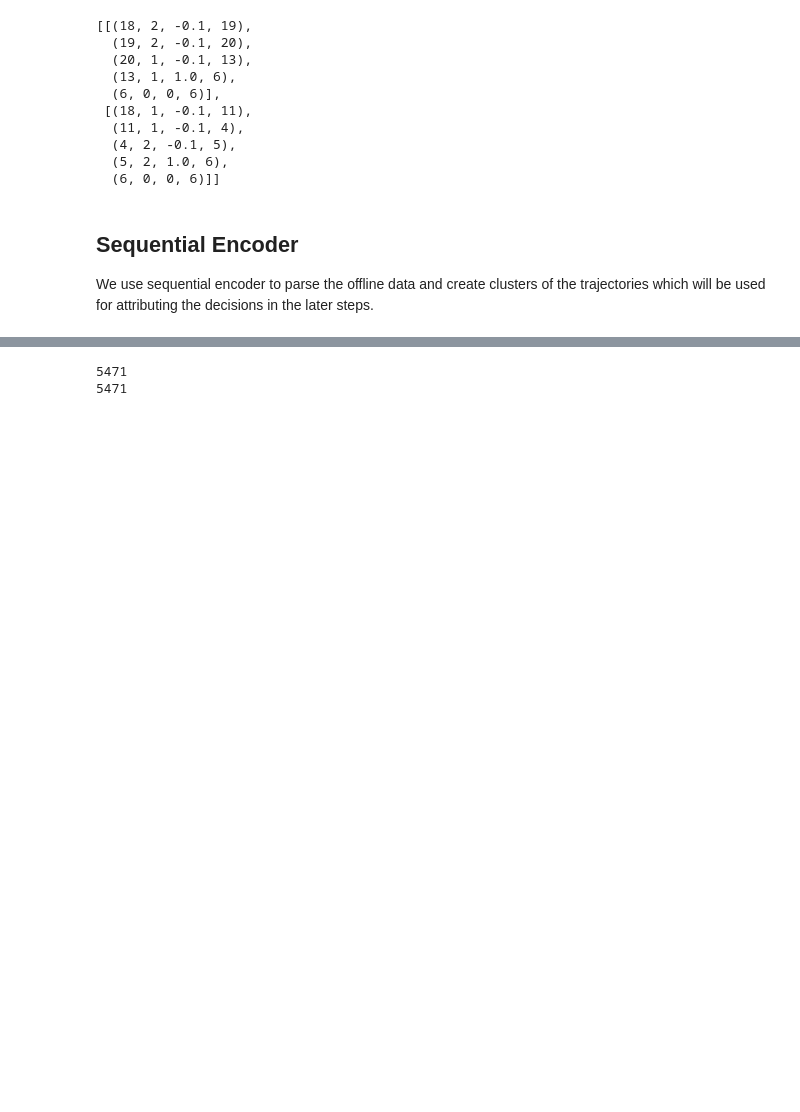
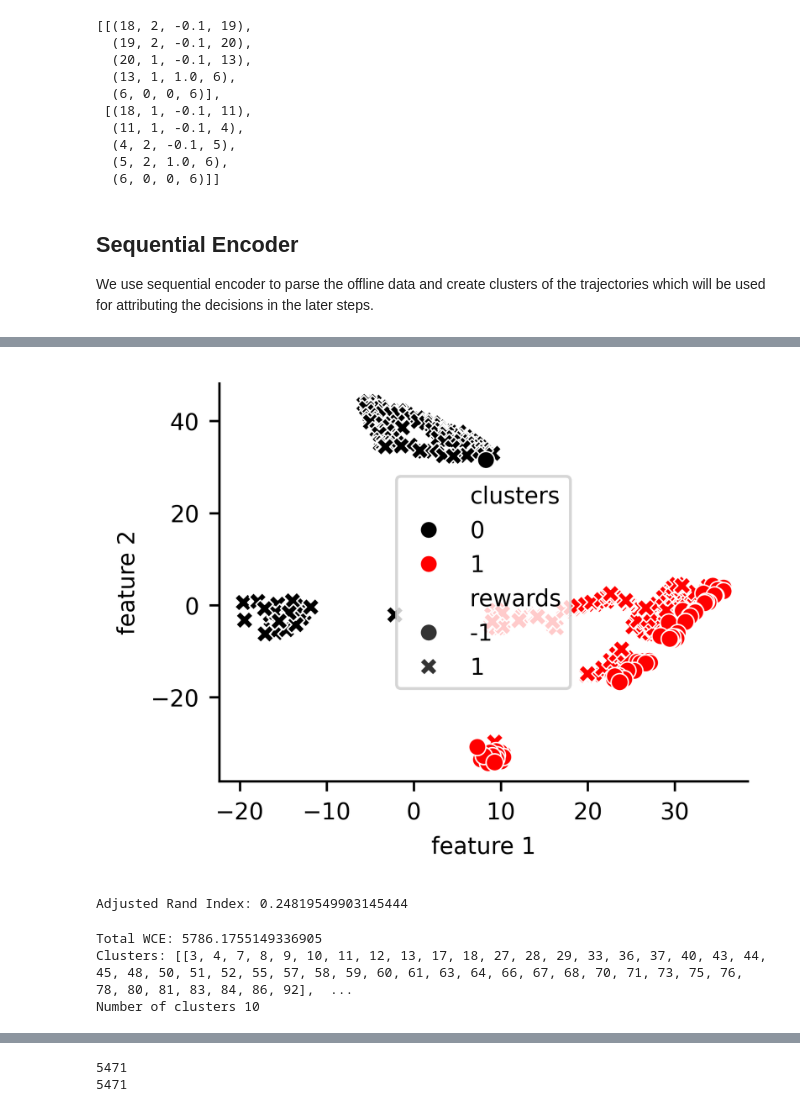
Before and after one commit to yangbaechu/xrl_with_trajectories, a Jupyter notebook: gridworld_expts.ipynb, the cells around one changed output, grey strips where cells are left out. Drawn from its saved outputs; the diff is of its cells as text; code cells hidden in the pictures; blank space fills up the shorter version.

```diff
--- a/gridworld_expts.ipynb
+++ b/gridworld_expts.ipynb
@@ -139,0 +376,68 @@ We use sequential encoder to parse the offline data and create clusters of the t
+# %%
+import numpy as np
+import pandas as pd
+import matplotlib.pyplot as plt
+import seaborn as sns
+from sklearn.manifold import TSNE
+from sklearn.cluster import KMeans
+from sklearn.metrics import adjusted_rand_score
+
+# Assuming traj_embeddings, num_pos_trajs, and num_neg_trajs are defined elsewhere
+
+# T-SNE Transformation
+traj_embeddings_array = np.array(traj_embeddings)
+tsne = TSNE(n_components=2, random_state=42)
+tsne_traj_embeddings = tsne.fit_transform(traj_embeddings_array)
+
+# KMeans Clustering
+kmeans = KMeans(n_clusters=2, random_state=42)
+kmeans.fit(tsne_traj_embeddings)
+cluster_labels = kmeans.labels_
+
+# Update plotting data
+plotting_data = {
+    'feature 1': tsne_traj_embeddings[:, 0],
+    'feature 2': tsne_traj_embeddings[:, 1],
+    'rewards': [+1] * num_pos_trajs + [-1] * num_neg_trajs,
+    'clusters': cluster_labels
+}
+
+df = pd.DataFrame(plotting_data)
+
+# Plotting the t-SNE results with cluster assignments
+plt.figure()
+sns.scatterplot(x='feature 1', y='feature 2', hue='clusters', style='rewards', data=df)
+plt.show()
+
+# Calculate ARI
+true_labels = plotting_data['rewards']
+ari_score = adjusted_rand_score(true_labels, cluster_labels)
+
+print(f"Adjusted Rand Index: {ari_score}")
+# %% [output]
+[figure, added]
+Adjusted Rand Index: 0.24819549903145444
+# %%
+
+# Prepare initial centers - amount of initial centers defines amount of clusters from which X-Means will
+# start analysis.
+amount_initial_centers =2
+initial_centers = kmeans_plusplus_initializer(tsne_traj_embeddings, amount_initial_centers).initialize()
+
+# Create instance of X-Means algorithm. The algorithm will start analysis from 2 clusters, the maximum
+# number of clusters that can be allocated is 10.
+xmeans_instance = xmeans(tsne_traj_embeddings, initial_centers, 10)
+xmeans_instance.process()
+
+# Extract clustering results: clusters and their centers
+clusters = xmeans_instance.get_clusters()
+centers = xmeans_instance.get_centers()
+
+# Print total sum of metric errors
+print("Total WCE:", xmeans_instance.get_total_wce())
+print("Clusters:", clusters)
+print('Number of clusters', len(clusters))
+# %% [output]
+Total WCE: 5786.1755149336905
+Clusters: [[3, 4, 7, 8, 9, 10, 11, 12, 13, 17, 18, 27, 28, 29, 33, 36, 37, 40, 43, 44, 45, 48, 50, 51, 52, 55, 57, 58, 59, 60, 61, 63, 64, 66, 67, 68, 70, 71, 73, 75, 76, 78, 80, 81, 83, 84, 86, 92],  ...
+Number of clusters 10
```
Also changed, not shown: parts of 20 cells of this notebook, 2 other files.
